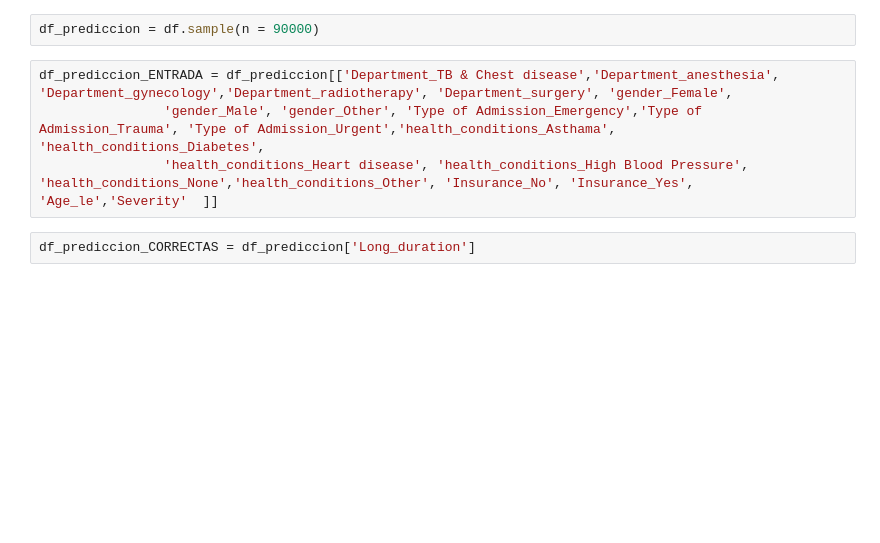
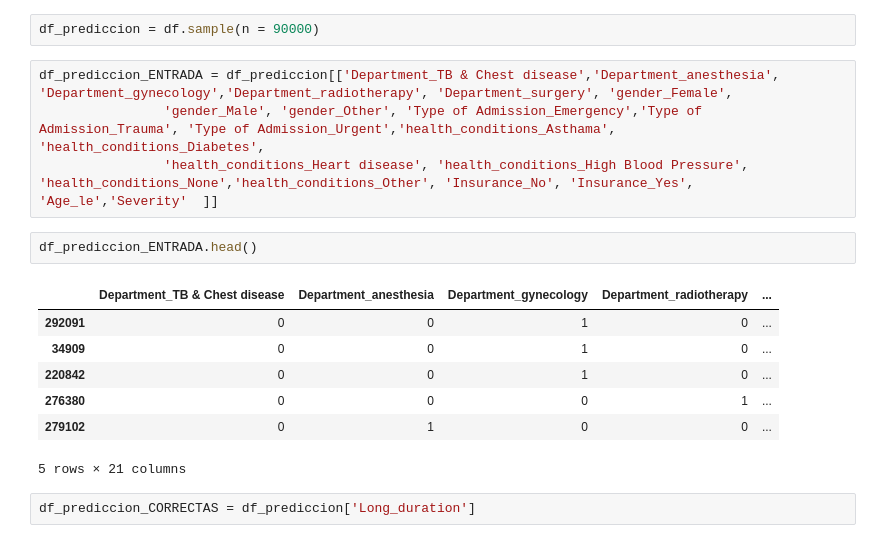
Before and after one commit to alkymvaletta/PI02_Datathon_AV, a Jupyter notebook: Red_Neuronal.ipynb, the cells around one changed output. Saved outputs shown, nothing was run; the diff lists cells and outputs as text; blank space fills up the shorter version.

```diff
--- a/Red_Neuronal.ipynb
+++ b/Red_Neuronal.ipynb
@@ -182,6 +192,16 @@ df_prediccion = df.sample(n = 90000)
 df_prediccion_ENTRADA = df_prediccion[['Department_TB & Chest disease','Department_anesthesia', 'Department_gynecology','Department_radiotherapy', 'Department_surgery', 'gender_Female',
                 'gender_Male', 'gender_Other', 'Type of Admission_Emergency','Type of Admission_Trauma', 'Type of Admission_Urgent','health_conditions_Asthama', 'health_conditions_Diabetes',
                 'health_conditions_Heart disease', 'health_conditions_High Blood Pressure', 'health_conditions_None','health_conditions_Other', 'Insurance_No', 'Insurance_Yes', 'Age_le','Severity'  ]]
+# %%
+df_prediccion_ENTRADA.head()
+# %% [output]
+|  | Department_TB & Chest disease | Department_anesthesia | Department_gynecology | Department_radiotherapy | ... |
+| 292091 | 0 | 0 | 1 | 0 | ... |
+| 34909 | 0 | 0 | 1 | 0 | ... |
+| 220842 | 0 | 0 | 1 | 0 | ... |
+| 276380 | 0 | 0 | 0 | 1 | ... |
+| 279102 | 0 | 1 | 0 | 0 | ... |
+5 rows × 21 columns
 # %%
 df_prediccion_CORRECTAS = df_prediccion['Long_duration']
 # %% [markdown]
```
Also changed, not shown: parts of 74 cells of this notebook, 11 other files.
